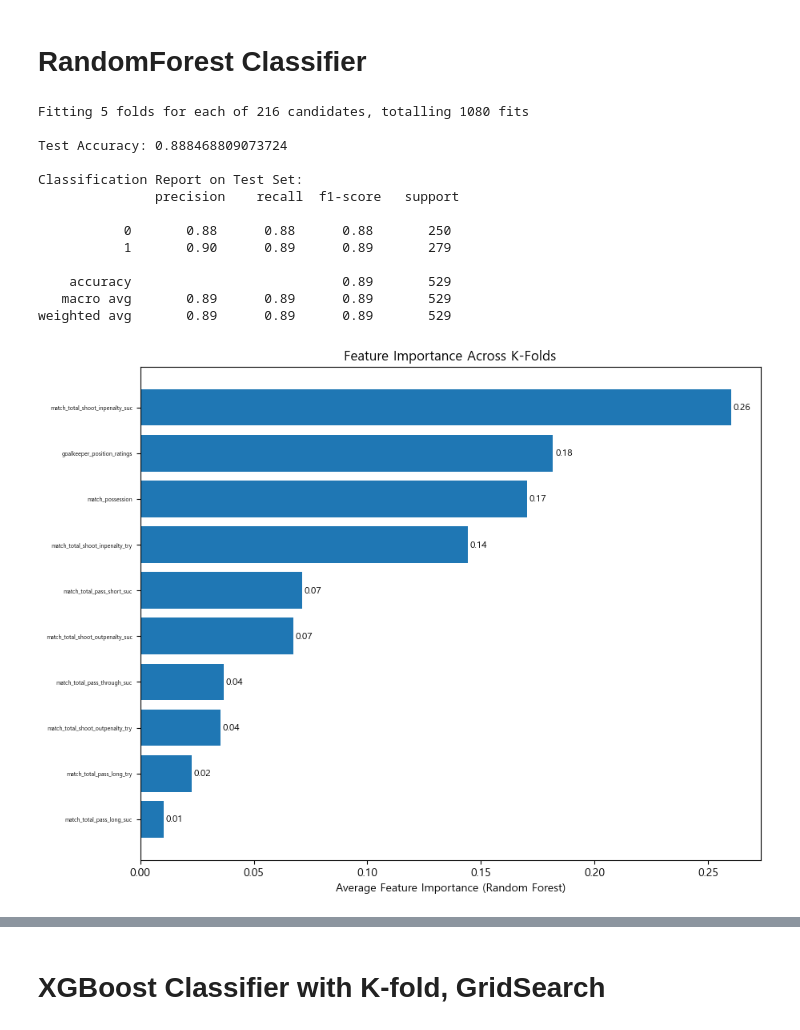
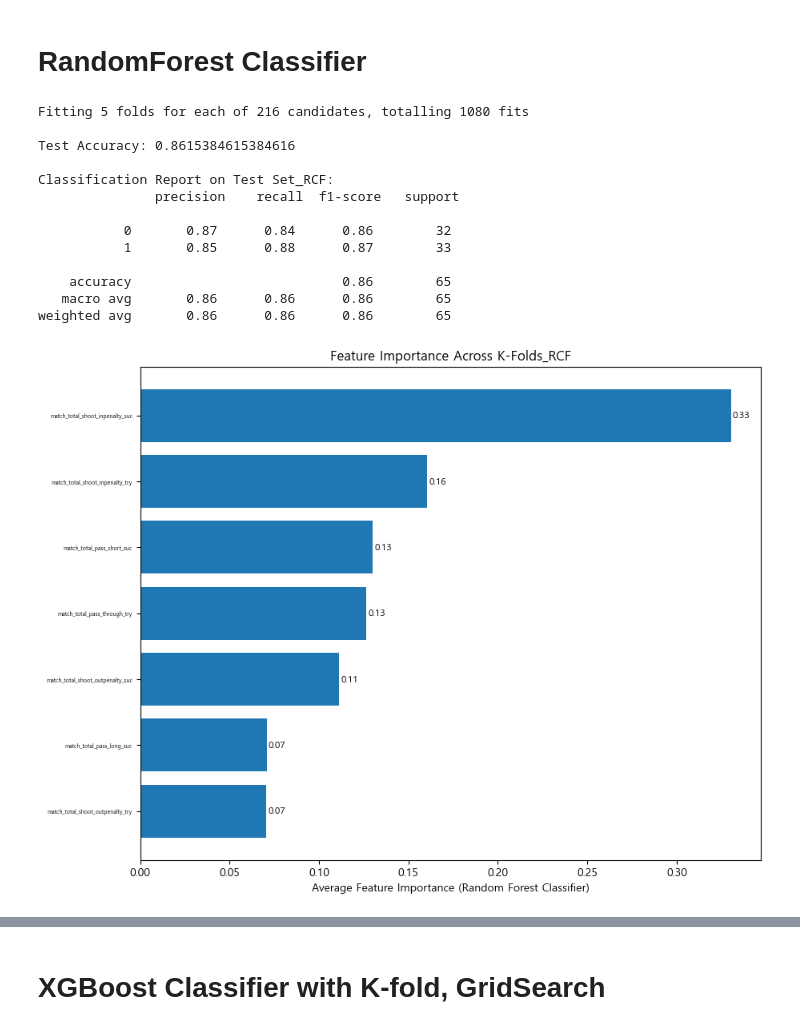
Before and after one commit to dohyun96305/Side_Proj_FCO, a Jupyter notebook: temp_folder/Jupyter_Notebook/modeling_match_user.ipynb, the cells around one changed output, grey strips where cells are left out. Drawn from its saved outputs; the diff is of its cells as text; code cells hidden in the pictures.

```diff
--- a/temp_folder/Jupyter_Notebook/modeling_match_user.ipynb
+++ b/temp_folder/Jupyter_Notebook/modeling_match_user.ipynb
@@ -84,4 +100,5 @@ df2 = df1[['match_result', 'match_possession',
 # %%
+df2 = df2[df_col_temp]
 df2['match_result'] = df2['match_result'].map({'승': 1, '패': 0})
 
 X = df2.drop('match_result', axis = 1)
@@ -103,11 +120,11 @@ y_test_gpu = cp.array(y_test)
 # %% [markdown]
 # RandomForest Classifier
 # %%
-model_rc = RandomForestClassifier(random_state = 42)
+model_rcf = RandomForestClassifier(random_state = 42)
 
-kf_rc = StratifiedKFold(n_splits = 5, shuffle = True, random_state = 42)
+kf_rcf = StratifiedKFold(n_splits = 5, shuffle = True, random_state = 42)
 
-param_grid_rc = {
+param_grid_rcf = {
     'n_estimators': [100, 200, 300],
     'max_depth': [None, 10, 20, 30],
     'min_samples_split': [2, 5, 10],
@@ -115,52 +132,52 @@ param_grid_rc = {
     'bootstrap': [True, False]
 }
 
-grid_search_rc = GridSearchCV(estimator = model_rc,
+grid_search_rcf = GridSearchCV(estimator = model_rcf,
                            param_grid = param_grid_rc,
-                           cv = kf_rc,
+                           cv = kf_rcf,
                            n_jobs = -1,
                            verbose = 2)
 # %%
-grid_search_rc.fit(X_temp_scaled, y_temp)
+grid_search_rcf.fit(X_temp_scaled, y_temp)
 
-best_model_rc = grid_search_rc.best_estimator_
+best_model_rcf = grid_search_rcf.best_estimator_
 
-y_test_pred_rc = best_model_rc.predict(X_test_scaled)
+y_test_pred_rcf = best_model_rcf.predict(X_test_scaled)
 
-print("\nTest Accuracy:", accuracy_score(y_test, y_test_pred_rc))
-print("\nClassification Report on Test Set:\n", classification_report(y_test, y_test_pred_rc))
+print("\nTest Accuracy:", accuracy_score(y_test, y_test_pred_rcf))
+print("\nClassification Report on Test Set_RCF:\n", classification_report(y_test, y_test_pred_rcf))
 # %% [output]
 Fitting 5 folds for each of 216 candidates, totalling 1080 fits
 
-Test Accuracy: 0.888468809073724
+Test Accuracy: 0.8615384615384616
 
-Classification Report on Test Set:
+Classification Report on Test Set_RCF:
                precision    recall  f1-score   support
 
-           0       0.88      0.88      0.88       250
-           1       0.90      0.89      0.89       279
+           0       0.87      0.84      0.86        32
+           1       0.85      0.88      0.87        33
 
-    accuracy                           0.89       529
-   macro avg       0.89      0.89      0.89       529
-weighted avg       0.89      0.89      0.89       529
+    accuracy                           0.86        65
+   macro avg       0.86      0.86      0.86        65
+weighted avg       0.86      0.86      0.86        65
 # %%
-feature_importance_avg_rc = best_model_rc.feature_importances_
-sorted_idx_rc = feature_importance_avg_rc.argsort()
+feature_importance_avg_rcf = best_model_rcf.feature_importances_
+sorted_idx_rcf = feature_importance_avg_rcf.argsort()
 
 plt.figure(figsize = (10, 8))
-plt.barh(X.columns[sorted_idx_rc], feature_importance_avg_rc[sorted_idx_rc])
-plt.xlabel("Average Feature Importance (Random Forest)")
-plt.title("Feature Importance Across K-Folds")
+plt.barh(X.columns[sorted_idx_rcf], feature_importance_avg_rcf[sorted_idx_rcf])
+plt.xlabel("Average Feature Importance (Random Forest Classifier)")
+plt.title("Feature Importance Across K-Folds_RCF")
 
 plt.tick_params(axis = 'y', labelsize = 5)
 plt.tick_params(axis = 'x')
 
-for i, v in enumerate(feature_importance_avg_rc[sorted_idx_rc]):
+for i, v in enumerate(feature_importance_avg_rcf[sorted_idx_rcf]):
     plt.text(v + 0.001, i, str(round(v, 2)), color = 'black', va = 'center', fontsize = 'small')
 
 plt.show()
 # %% [output]
-[figure, old version]
+[figure, new version]
 # %%
 test_result_rc = pd.DataFrame({
     'Actual': y_test.values,
```
Also changed, not shown: parts of 6 cells of this notebook, 2 other files.
